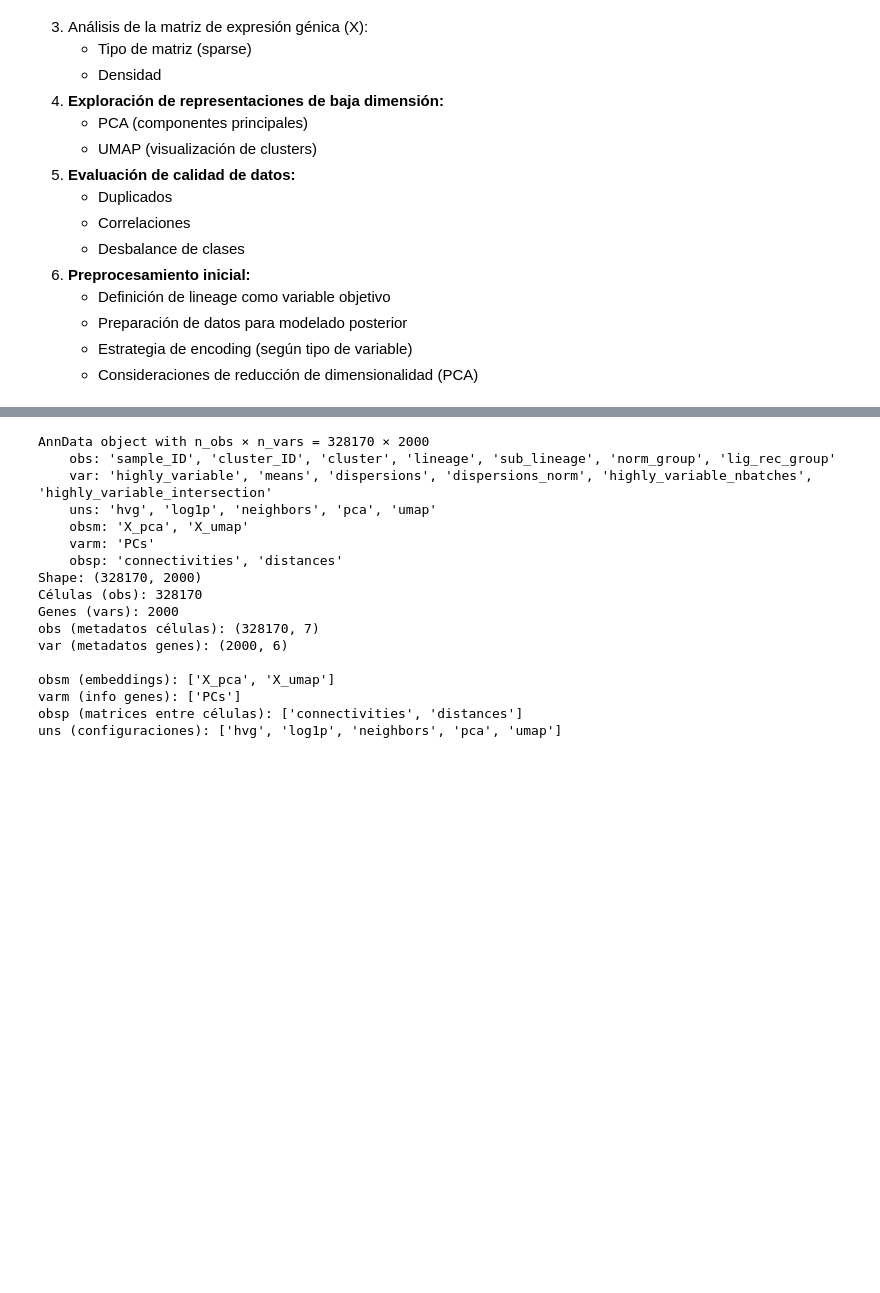
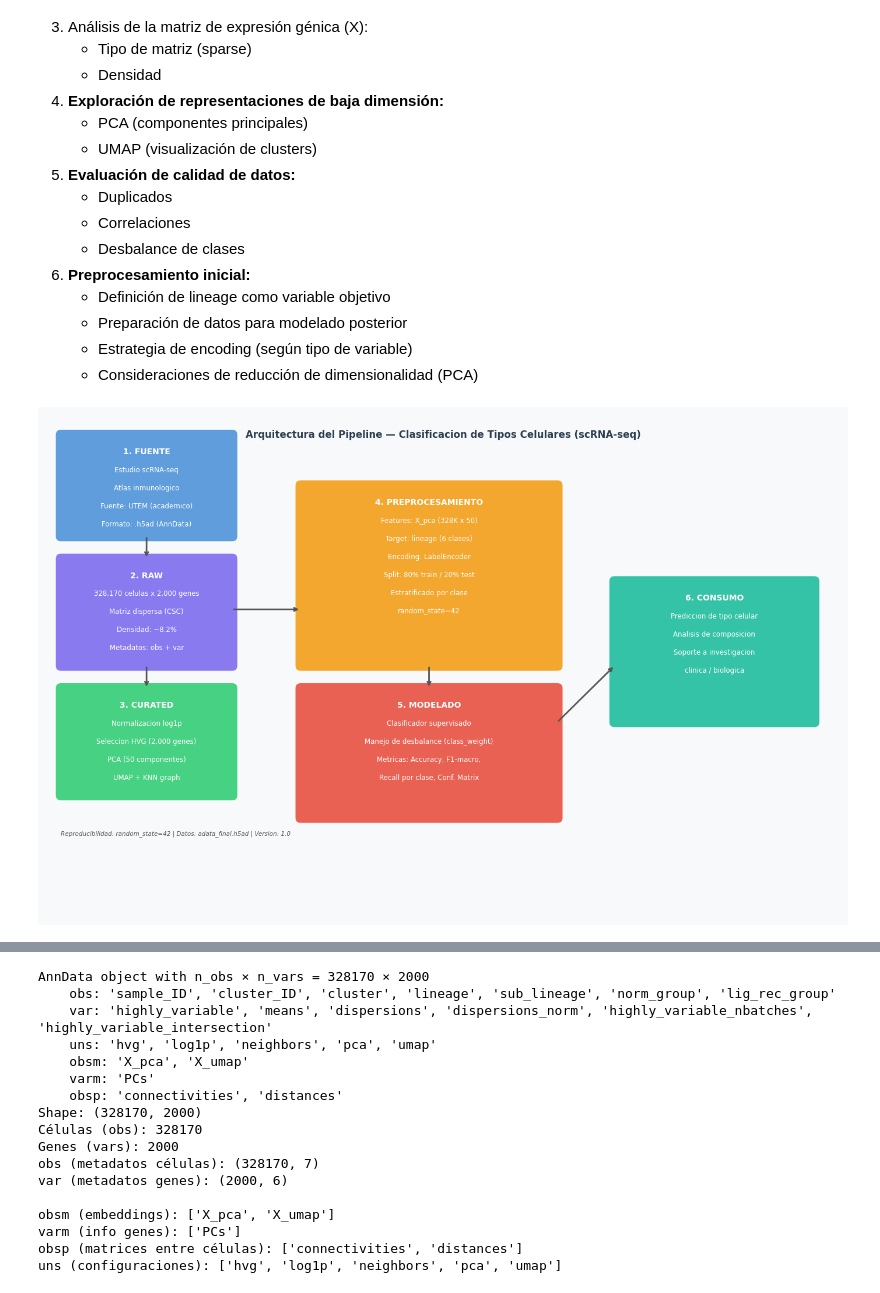
Before and after one commit to MatiasIsidin/analisis_scRNA, a Jupyter notebook: notebooks/exploracion.ipynb, the cells around one changed output, grey strips where cells are left out. Cells and saved outputs as stored; diff of their text form; code cells hidden in the pictures; blank space fills up the shorter version.

```diff
--- a/notebooks/exploracion.ipynb
+++ b/notebooks/exploracion.ipynb
@@ -69,3 +69,73 @@ Para abordar esta problemática, se realizará:
    - Preparación de datos para modelado posterior
    - Estrategia de encoding (según tipo de variable)
    - Consideraciones de reducción de dimensionalidad (PCA)
+# %%
+import matplotlib.patches as mpatches
+fig, ax = plt.subplots(figsize=(14, 9))
+ax.set_xlim(0, 14)
+ax.set_ylim(0, 9)
+ax.axis('off')
+ax.set_facecolor('#f8f9fa')
+fig.patch.set_facecolor('#f8f9fa')
+
+stage_colors = {
+    'fuente':  '#4A90D9',
+    'raw':     '#7B68EE',
+    'curated': '#2ECC71',
+    'proc':    '#F39C12',
+    'modelo':  '#E74C3C',
+    'consumo': '#1ABC9C',
+}
+
+def draw_box(ax, x, y, w, h, color, title, lines, fontsize=8.5):
+    rect = mpatches.FancyBboxPatch(
+        (x, y), w, h, boxstyle='round,pad=0.1',
+        linewidth=1.5, edgecolor='white', facecolor=color, alpha=0.88
+    )
+    ax.add_patch(rect)
+    ax.text(x + w/2, y + h - 0.22, title,
+            ha='center', va='top', fontsize=10, fontweight='bold', color='white')
+    for idx, line in enumerate(lines):
+        ax.text(x + w/2, y + h - 0.55 - idx*0.32, line,
+                ha='center', va='top', fontsize=fontsize, color='white')
+
+def draw_arrow(ax, x1, y1, x2, y2):
+    ax.annotate('', xy=(x2, y2), xytext=(x1, y1),
+                arrowprops=dict(arrowstyle='->',
+                                color='#555555', lw=2.0,
+                                connectionstyle='arc3,rad=0.0'))
+
+draw_box(ax, 0.3, 6.8, 3.0, 1.8, stage_colors['fuente'], '1. FUENTE',
+         ['Estudio scRNA-seq', 'Atlas inmunologico', 'Fuente: UTEM (academico)', 'Formato: .h5ad (AnnData)'])
+draw_box(ax, 0.3, 4.5, 3.0, 1.9, stage_colors['raw'], '2. RAW',
+         ['328,170 celulas x 2,000 genes', 'Matriz dispersa (CSC)', 'Densidad: ~8.2%', 'Metadatos: obs + var'])
+draw_box(ax, 0.3, 2.2, 3.0, 1.9, stage_colors['curated'], '3. CURATED',
+         ['Normalizacion log1p', 'Seleccion HVG (2,000 genes)', 'PCA (50 componentes)', 'UMAP + KNN graph'])
+draw_box(ax, 4.5, 4.5, 4.5, 3.2, stage_colors['proc'], '4. PREPROCESAMIENTO',
+         ['Features: X_pca (328K x 50)', 'Target: lineage (6 clases)',
+          'Encoding: LabelEncoder', 'Split: 80% train / 20% test',
+          'Estratificado por clase', 'random_state=42'])
+draw_box(ax, 4.5, 1.8, 4.5, 2.3, stage_colors['modelo'], '5. MODELADO',
+         ['Clasificador supervisado', 'Manejo de desbalance (class_weight)',
+          'Metricas: Accuracy, F1-macro,', 'Recall por clase, Conf. Matrix'])
+draw_box(ax, 10.0, 3.5, 3.5, 2.5, stage_colors['consumo'], '6. CONSUMO',
+         ['Prediccion de tipo celular', 'Analisis de composicion',
+          'Soporte a investigacion', 'clinica / biologica'])
+
+draw_arrow(ax, 1.8, 6.8, 1.8, 6.4)
+draw_arrow(ax, 1.8, 4.5, 1.8, 4.1)
+draw_arrow(ax, 3.3, 5.5, 4.5, 5.5)
+draw_arrow(ax, 6.75, 4.5, 6.75, 4.1)
+draw_arrow(ax, 9.0, 3.5, 10.0, 4.5)
+
+ax.text(7, 8.7,
+        'Arquitectura del Pipeline — Clasificacion de Tipos Celulares (scRNA-seq)',
+        ha='center', va='top', fontsize=12, fontweight='bold', color='#2c3e50')
+ax.text(0.3, 1.5,
+        'Reproducibilidad: random_state=42 | Datos: adata_final.h5ad | Version: 1.0',
+        fontsize=7.5, color='#555555', style='italic')
+
+plt.tight_layout()
+plt.show()
+# %% [output]
+[figure, added]
```
Also changed, not shown: parts of 6 cells of this notebook, 8 other files.
